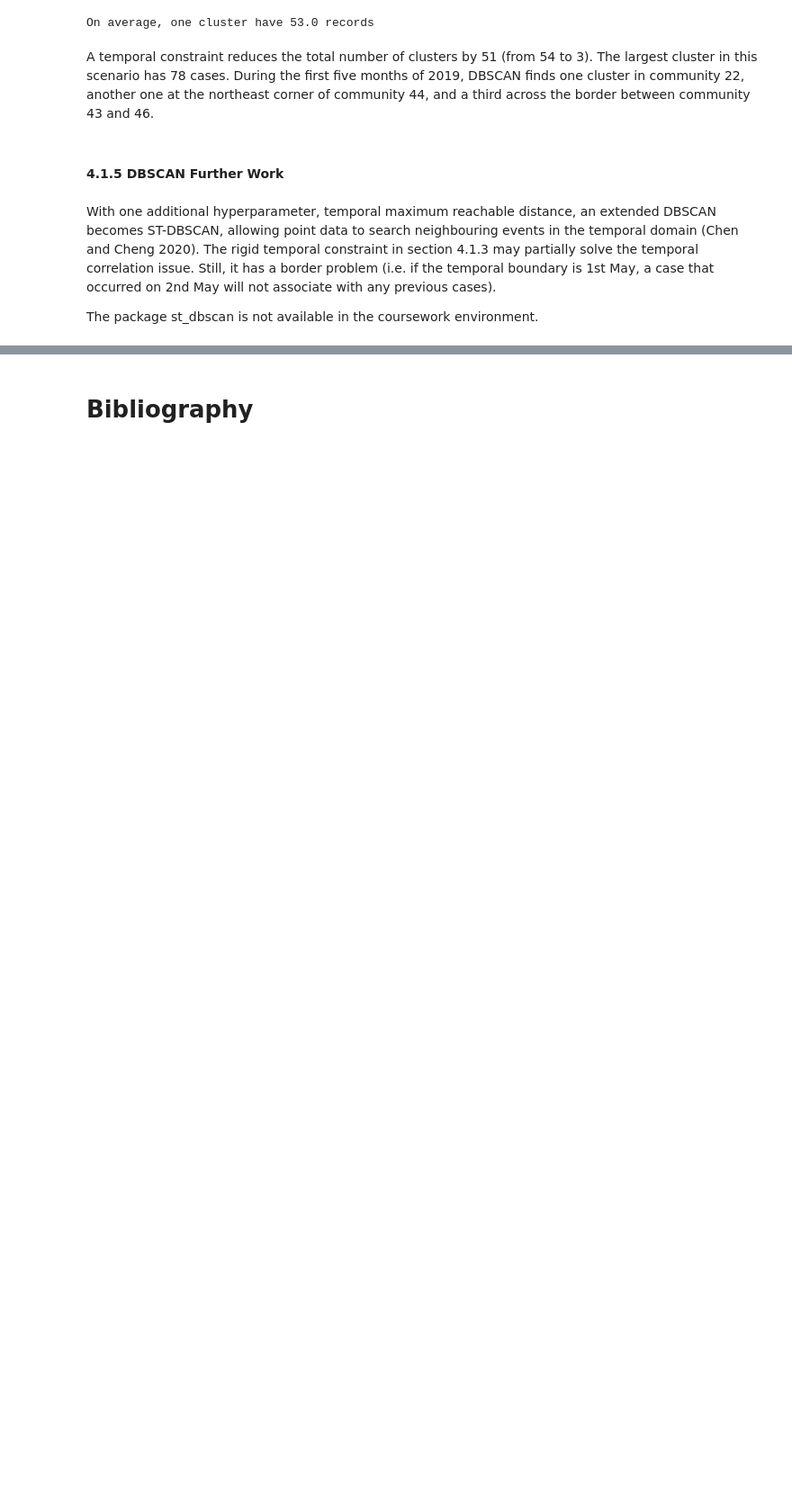
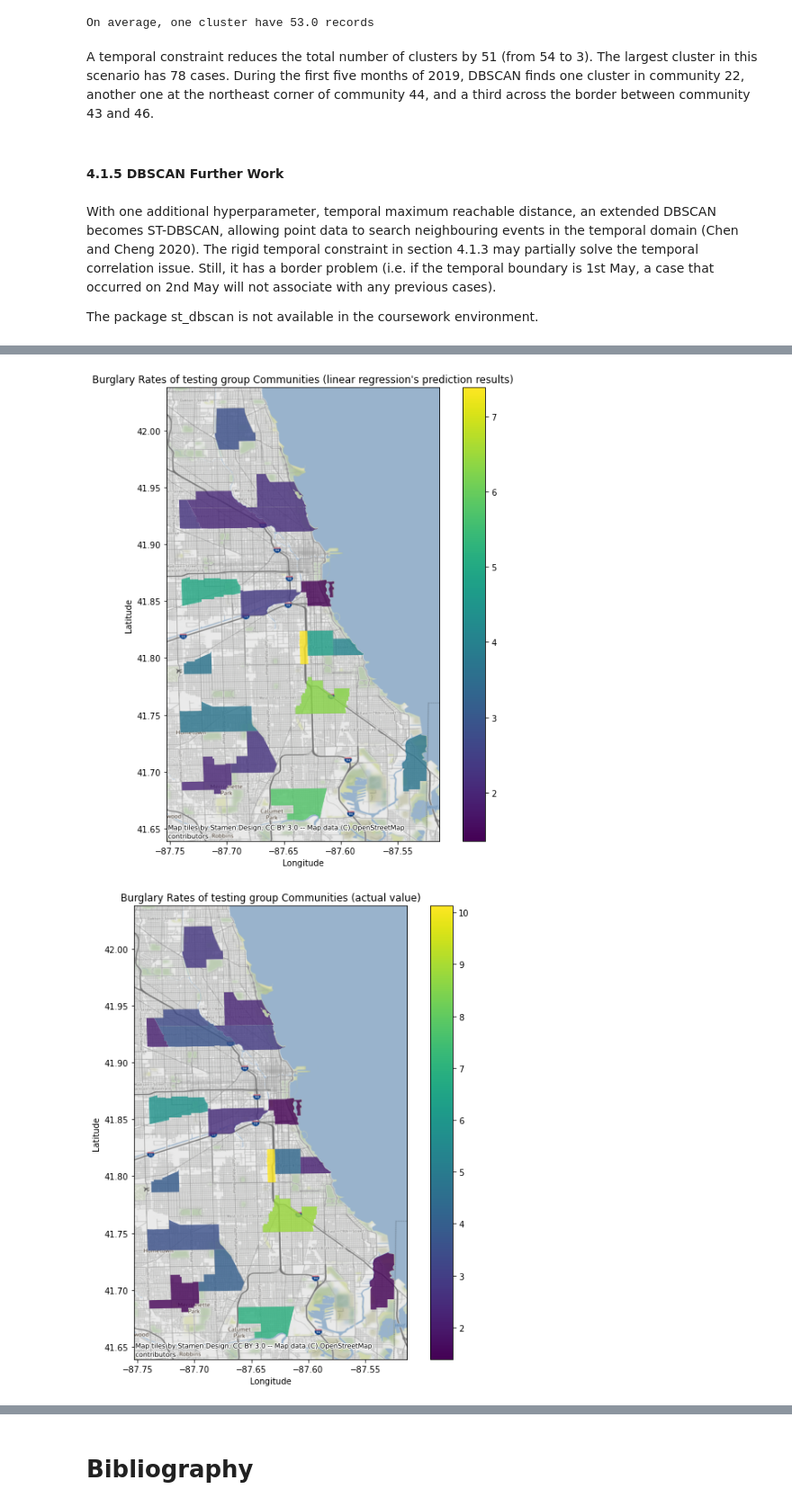
Before and after one commit to NijunJiang/CASA_CW, a Jupyter notebook: coursework.ipynb, the cells around one changed output, grey strips where cells are left out. Shown at 90% size. Drawn from its saved outputs; the diff is of its cells as text; code cells hidden in the pictures; blank space fills up the shorter version.

```diff
--- a/coursework.ipynb
+++ b/coursework.ipynb
@@ -607,0 +761,9 @@ The package st_dbscan is not available in the coursework environment.
+# %%
+# merge prediction of crime rates into community dataframe for plotting
+regression_result = pd.merge(
+    chicago_community_with_crime_data,
+    compare[["y_pred"]],
+    left_index=True,
+    right_index=True,
+)
+regression_result.head(1)
@@ -607,0 +836,28 @@ The package st_dbscan is not available in the coursework environment.
+# %%
+regression_result_gdf = gpd.GeoDataFrame(regression_result, geometry=regression_result.geometry)
+regression_result_gdf = regression_result_gdf.set_crs(4326, allow_override=True)  # set the coordinate reference system for basemap
+
+fig, ax = plt.subplots(figsize=(10, 10))
+ax.set_xlabel("Longitude")
+ax.set_ylabel("Latitude")
+ax.set_title(
+    "Burglary Rates of testing group Communities (linear regression's prediction results)"
+)
+regression_result_gdf.plot(ax=ax, legend=True, column="y_pred", categorical=False, alpha=0.8)
+cx.add_basemap(ax, crs=regression_result_gdf.crs)
+
+fig2, ax2 = plt.subplots(figsize=(10, 10))
+ax2.set_xlabel("Longitude")
+ax2.set_ylabel("Latitude")
+ax2.set_title("Burglary Rates of testing group Communities (actual value)")
+regression_result_gdf.plot(
+    ax=ax2,
+    legend=True,
+    column="incident rate per 1000 people",
+    categorical=False,
+    alpha=0.8,
+)
+cx.add_basemap(ax2, crs=regression_result_gdf.crs)
+# %% [output]
+[figure, added]
+[figure, added]
```
Also changed, not shown: parts of 66 cells of this notebook.
